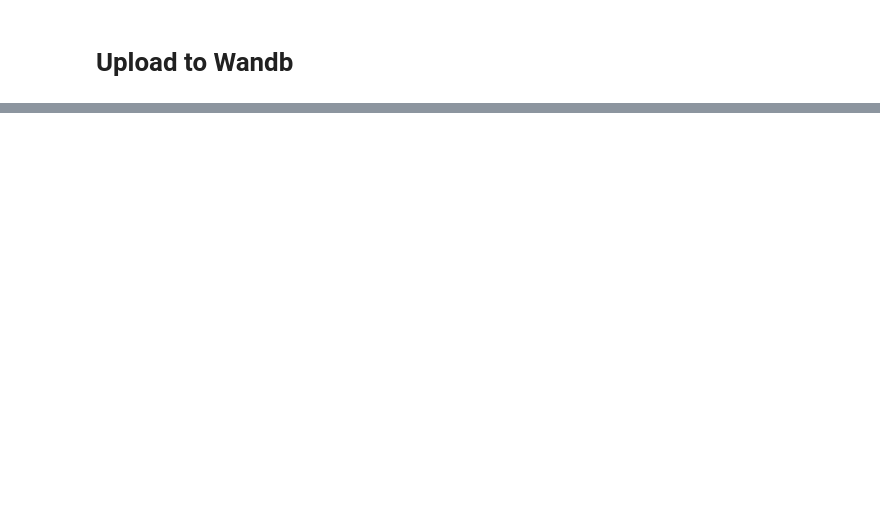
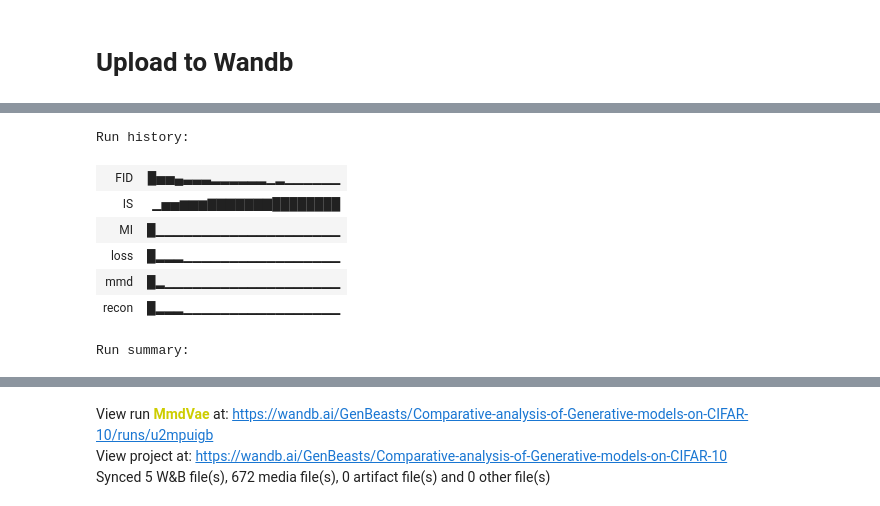
Before and after one commit to azhgh22/Comparative-analysis-of-Generative-models-on-CIFAR-10, a Jupyter notebook: experiments/eval.ipynb, the cells around one changed output, grey strips where cells are left out. Drawn from its saved outputs; the diff is of its cells as text; code cells hidden in the pictures; blank space fills up the shorter version.

```diff
--- a/experiments/eval.ipynb
+++ b/experiments/eval.ipynb
@@ -132,6 +161,7 @@ for img in images:
 def compute_all(epoch):
   train.load_checkpoint(epoch)
   images = model.sample(16)
+  reconstructed_images = reconstruct_samples(16)
   fid = compute_fid(test_loader,model,device)
   IS = compute_is(model,device)
   mi = compute_mi(model,test_loader,device)
@@ -139,6 +169,7 @@ def compute_all(epoch):
   return {
               "epoch" : epoch,
               "samples" : images,
+              "recon" : reconstructed_images,
               "fid" : fid,
               "is" : IS,
               "mi" : mi
@@ -147,10 +178,20 @@ def compute_all(epoch):
 epoch_data = []
 
 print("epoch 1")
-epoch_data.append(compute_all(1));
+data = compute_all(1)
+print(f"epoch {1}")
+print(f"fid {data["fid"]}")
+print(f"fid {data["is"]}")
+print(f"fid {data["mi"]}")
+epoch_data.append(data);
+
 for epoch in range(10,201,10):
   print(f"epoch {epoch}")
-  epoch_data.append(compute_all(epoch))
+  data = compute_all(epoch)
+  print(f"fid {data["fid"]}")
+  print(f"fid {data["is"]}")
+  print(f"fid {data["mi"]}")
+  epoch_data.append(data)
 # %% [output]
 epoch 1
 Loaded checkpoint for epoch 1: /content/drive/MyDrive/checkpoints_final/MmdVae/MmdVae_epoch_1.pt
@@ -184,6 +225,7 @@ wandb: Appending key for api.wandb.ai to your netrc file: /root/.netrc
 wandb: Currently logged in as: azhgh22 (GenBeasts) to https://api.wandb.ai. Use `wandb login --relogin` to force relogin
 # %%
 CONFIG = {
+    "Name" : "MmdVae",
     "epochs": 200,
     "batch_size": 128,
     "learning_rate": 0.0001,
@@ -198,15 +240,49 @@ CONFIG = {
 
 wandb.init(project="Comparative-analysis-of-Generative-models-on-CIFAR-10", entity="GenBeasts", name="MmdVae", config=CONFIG)
 
+try:
+    for i in range(len(epoch_data)):
+      data = epoch_data[i]
+      epoch = data["epoch"]
+      generated = data["samples"]
+      reconstructed = data["recon"]
 
-for i in range(len(epoch_data)):
-  data = epoch_data[i]
-  epoch = data["epoch"]
-  images = data["samples"]
-  fid = data["fid"]
-  IS = data["is"]
-  mi = data["mi"]
+      fid = data["fid"]
+      IS = data["is"][0]
+      mi = data["mi"]
 
-  train.load_checkpoint(epoch)
+      train.load_checkpoint(epoch)
 
-  losses = train.epoch_losses[-1]
+      losses = train.epoch_losses[-1]
+
+      metrics_to_log = {
+          "FID" : fid,
+          "IS" : IS,
+          "MI" : mi,
+          **losses
+        }
+      print(f"Logging metrics for epoch {epoch}: {metrics_to_log}") # Debugging print
+      wandb.log(metrics_to_log, step=epoch)
+
+      for idx in range(len(generated)):
+          print(f"Logging images for epoch {epoch}, idx {idx}") # Debugging print
+          wandb.log({
+              f"Generated Samples{idx}": wandb.Image(generated[idx], caption=f"Epoch {epoch} Generated {idx}"),
+            }, step=epoch)
+
+          wandb.log({
+              f"recon images{idx}": wandb.Image(reconstructed[idx], caption=f"Epoch {epoch} Reconstructed {idx}"),
+            }, step=epoch)
+
+      model_states = model.state_dict()
+      # Save and log monet_generator state dict as a model artifact
+      torch.save(model_states, f"{CONFIG['Name']}_{epoch}.pt")
+      model_artifact = wandb.Artifact(f"{CONFIG['Name']}", type="model")
+      model_artifact.add_file(f"{CONFIG['Name']}_{epoch}.pt")
+      print(f"Logging monet_generator artifact for epoch {epoch}") # Debugging print
+      wandb.log_artifact(model_artifact, aliases=["latest", f"epoch_{epoch}"])
+      os.remove(f"{CONFIG['Name']}_{epoch}.pt") # Clean up local file
+finally:
+  print("Ensuring wandb.finish() is called.")
+  wandb.finish()
+# %% [output]
@@ -212,0 +313,8 @@ for i in range(len(epoch_data)):
+Run history:
+| FID | █▅▅▄▃▃▃▂▂▂▂▂▂▁▂▁▁▁▁▁▁ |
+| IS | ▁▅▅▆▆▆▇▇▇▇▇▇▇████████ |
+| MI | █▁▁▁▁▁▁▁▁▁▁▁▁▁▁▁▁▁▁▁▁ |
+| loss | █▂▂▂▁▁▁▁▁▁▁▁▁▁▁▁▁▁▁▁▁ |
+| mmd | █▂▁▁▁▁▁▁▁▁▁▁▁▁▁▁▁▁▁▁▁ |
+| recon | █▂▂▂▁▁▁▁▁▁▁▁▁▁▁▁▁▁▁▁▁ |
+Run summary:
@@ -212,0 +327,3 @@ for i in range(len(epoch_data)):
+View run MmdVae at: https://wandb.ai/GenBeasts/Comparative-analysis-of-Generative-models-on-CIFAR-10/runs/u2mpuigb
+View project at: https://wandb.ai/GenBeasts/Comparative-analysis-of-Generative-models-on-CIFAR-10
+Synced 5 W&B file(s), 672 media file(s), 0 artifact file(s) and 0 other file(s)
```
Also changed, not shown: parts of 6 cells of this notebook.
